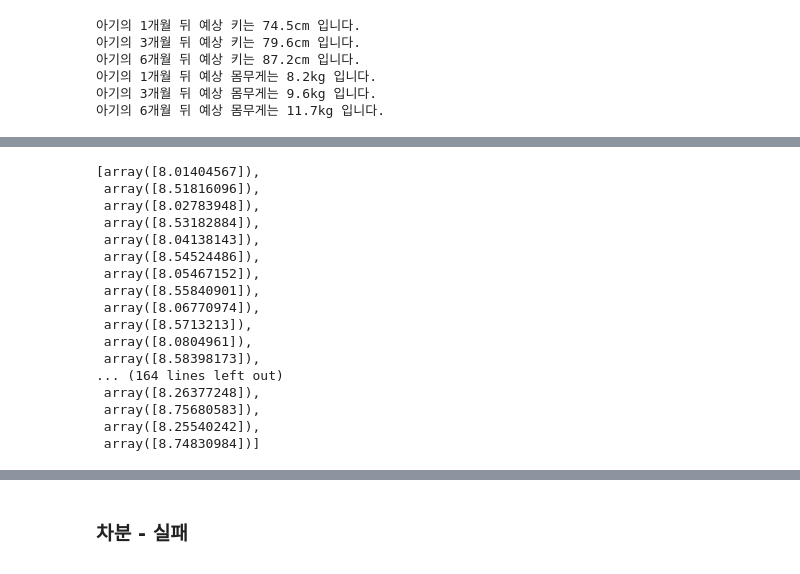
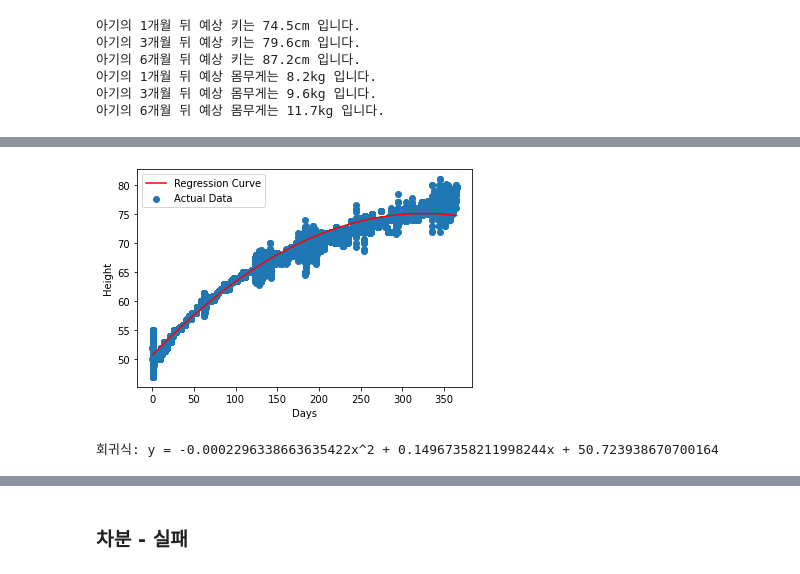
Before and after one commit to ChoKwonHwi/Capston_Project, a Jupyter notebook: ML_DL/first_page_code.ipynb, the cells around one changed output, grey strips where cells are left out. Drawn from its saved outputs; the diff is of its cells as text; code cells hidden in the pictures.

Commit message:
Prediction of a multinomial regression model

```diff
--- a/ML_DL/first_page_code.ipynb
+++ b/ML_DL/first_page_code.ipynb
@@ -799,39 +803,31 @@ predicted_heights
-# %%
-# 예측 결과를 저장할 리스트 초기화
-predicted_weights = []
-
-# 현재 입력 값과 예측 값 비교
-predicted_weight = weight_model.predict(poly_features.transform([[current_days]]))
-intercept = weight_model.intercept_
-slope1 = weight_model.coef_[1]
-slope2 = weight_model.coef_[2]
-
-# 예측 값 계산
-for days in prediction_range:
-    prediction_days = current_days + days
-    if current_weight > predicted_weight:
-        predicted_weight = intercept + slope1 * prediction_days + slope2 * (prediction_days ** 2) + (current_weight - predicted_weight)
-    else:
-        predicted_weight = intercept + slope1 * prediction_days + slope2 * (prediction_days ** 2) - (predicted_weight - current_weight)
-    predicted_weights.append(predicted_weight)
-
-# 결과 출력
-predicted_weights
-# %% [output]
-[array([8.01404567]),
- array([8.51816096]),
- array([8.02783948]),
- array([8.53182884]),
- array([8.04138143]),
- array([8.54524486]),
- array([8.05467152]),
- array([8.55840901]),
- array([8.06770974]),
- array([8.5713213]),
- array([8.0804961]),
- array([8.58398173]),
-... (164 lines left out)
- array([8.26377248]),
- array([8.75680583]),
- array([8.25540242]),
- array([8.74830984])]
+# %%
+import matplotlib.pyplot as plt
+
+# 예측할 범위 설정
+prediction_range = np.arange(1, 366)
+
+# 예측 결과 계산
+predicted_heights = height_poly.predict(poly_features.fit_transform(prediction_range.reshape(-1, 1)))
+
+# 데이터 포인트 그래프로 표시
+plt.scatter(X, y_height, label='Actual Data')
+
+# 회귀식 그래프로 표시
+plt.plot(prediction_range, predicted_heights, color='red', label='Regression Curve')
+
+# 축 레이블 설정
+plt.xlabel('Days')
+plt.ylabel('Height')
+
+# 범례 표시
+plt.legend()
+
+# 그래프 출력
+plt.show()
+# %% [output]
+[figure, added]
+# %%
+# height 다항 회귀식
+print("회귀식: y = {}x^2 + {}x + {}".format(a_h, b_h, c_h))
+# %% [output]
+회귀식: y = -0.0002296338663635422x^2 + 0.14967358211998244x + 50.723938670700164
```
Also changed, not shown: parts of 9 cells of this notebook.
